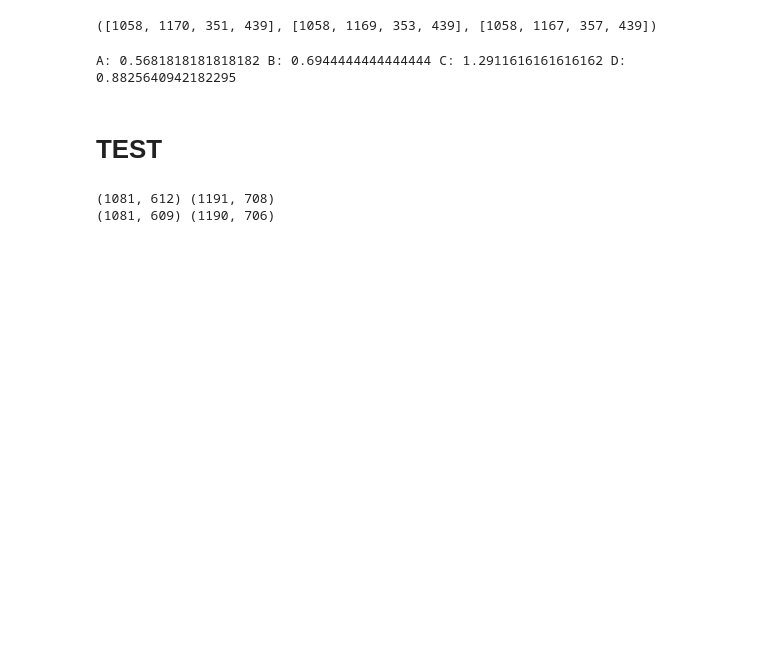
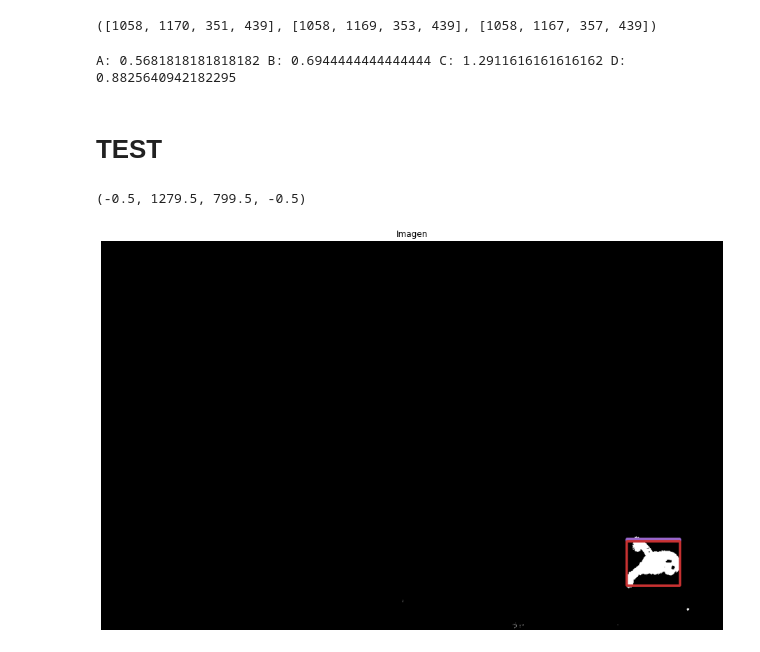
Before and after one commit to BenjaminIrarrazabal/Laboratorios_Inteligencia, a Jupyter notebook: Exp3.ipynb, the cells around one changed output. Saved outputs shown, nothing was run; the diff lists cells and outputs as text; code cells hidden in the pictures; blank space fills up the shorter version.

```diff
--- a/Exp3.ipynb
+++ b/Exp3.ipynb
@@ -284,24 +285,2 @@ A: 0.5681818181818182 B: 0.6944444444444444 C: 1.2911616161616162 D: 0.882564094
 # %% [markdown]
 # TEST
-# %%
-M = M.astype(np.uint8)
-M_rgb = cv2.merge([M,M,M])
-cv2.rectangle(M_rgb,(minx_train[-1],miny_train[-1]),(maxx_train[-1],maxy_train[-1]),(153, 102, 204),2)
-
-cv2.imshow('imagen real',M_rgb)
-cv2.waitKey(0)
-cv2.destroyAllWindows()
-
-#-----------------------------------------------------------------------------
-# usando el modelo de tracking simple
-
-minx = int(minx_train[-2] + A*(minx_train[-2]-minx_train[-3]))
-maxx = int(maxx_train[-2] + B*(maxx_train[-2]-maxx_train[-3]))
-miny = int(miny_train[-2] + C*(miny_train[-2]-miny_train[-3]))
-maxy = int(maxy_train[-2] + D*(maxy_train[-2]-maxy_train[-3]))
-
-print((minx_train[-1],miny_train[-1]),(maxx_train[-1],maxy_train[-1]))
-print((minx,miny),(maxx,maxy))
-# %% [output]
-(1081, 612) (1191, 708)
-(1081, 609) (1190, 706)
@@ -319,0 +287,23 @@ cv2.destroyAllWindows()
+# %%
+
+#-----------------------------------------------------------------------------
+# usando el modelo de tracking simple
+
+minx = int(minx_train[-1] + A*(minx_train[-1]-minx_train[-2]))
+maxx = int(maxx_train[-1] + B*(maxx_train[-1]-maxx_train[-2]))
+miny = int(miny_train[-1] + C*(miny_train[-1]-miny_train[-2]))
+maxy = int(maxy_train[-1] + D*(maxy_train[-1]-maxy_train[-2]))
+
+M = seq_train[-1]
+M = M.astype(np.uint8)
+M_rgb = cv2.merge([M,M,M])
+cv2.rectangle(M_rgb,(minx_train[-1],miny_train[-1]),(maxx_train[-1],maxy_train[-1]),(153, 102, 204),4)
+cv2.rectangle(M_rgb,(minx,miny),(maxx,maxy),(200, 50, 50),4)
+
+plt.figure(figsize=(16,18))
+plt.imshow(M_rgb)
+plt.title('Imagen')
+plt.axis('off')
+# %% [output]
+(-0.5, 1279.5, 799.5, -0.5)
+[figure, added]
```
Also changed, not shown: parts of 22 cells of this notebook.
